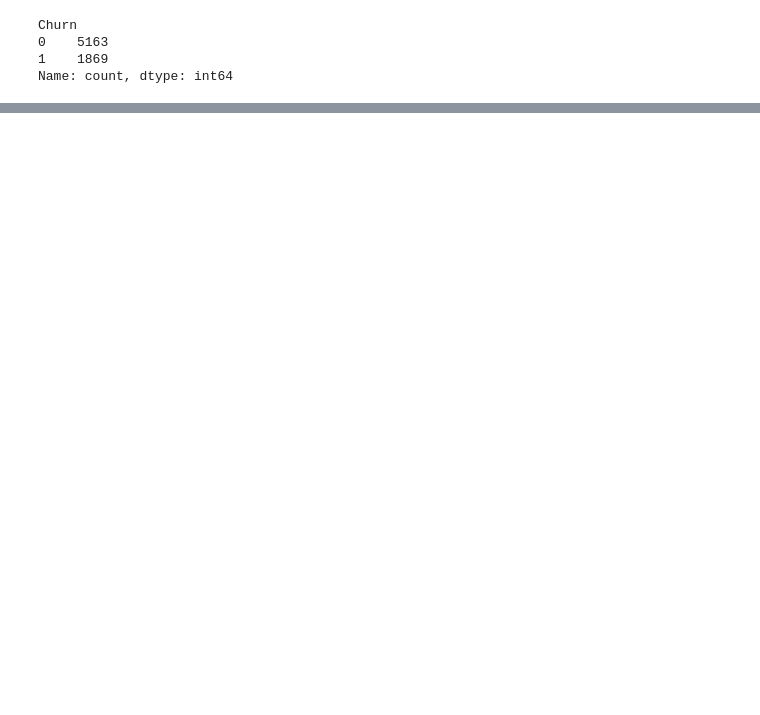
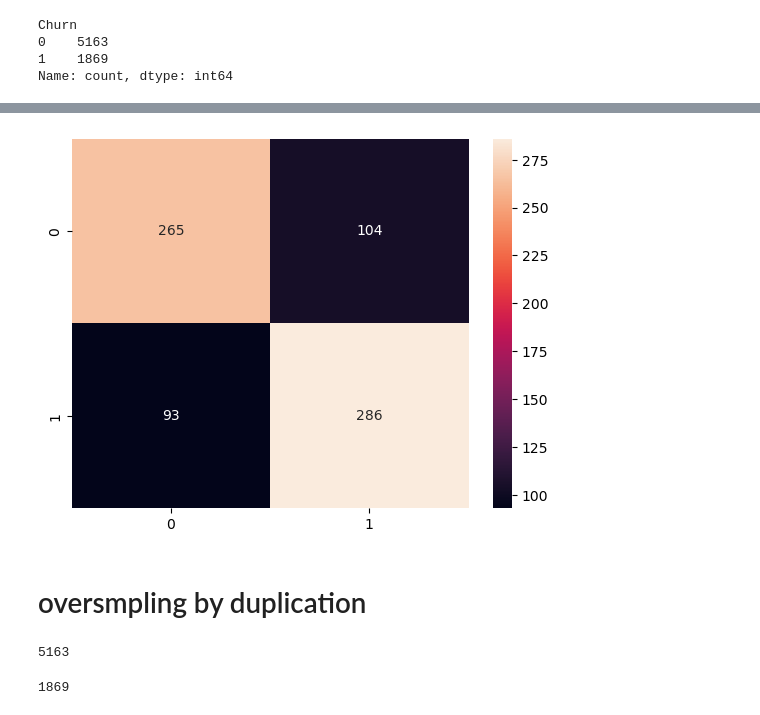
Before and after one commit to rupali99rakibe/Deep-learning, a Jupyter notebook: Customer_churn.ipynb, the cells around one changed output, grey strips where cells are left out. Cells and saved outputs as stored; diff of their text form; code cells hidden in the pictures; blank space fills up the shorter version.

```diff
--- a/Customer_churn.ipynb
+++ b/Customer_churn.ipynb
@@ -525,0 +615,2 @@ Name: count, dtype: int64
+# %%
+model.fit(X_train_min, y_train_min, epochs=10)
@@ -525,0 +644,2 @@ Name: count, dtype: int64
+# %%
+y_pred_min = model.predict(X_test_min)
@@ -525,0 +648,16 @@ Name: count, dtype: int64
+# %%
+pred_y_min = []
+for i in y_pred_min:
+    if i > 0.5:
+        pred_y_min.append(1)
+    else:
+        pred_y_min.append(0)
+# %%
+cm = tf.math.confusion_matrix(labels=y_test_min,predictions=pred_y_min)
+# %%
+sns.heatmap(cm,annot=True,fmt='d')
+plt.show()
+# %% [output]
+[figure, added]
+# %% [markdown]
+#  oversmpling by duplication
@@ -525,0 +666,8 @@ Name: count, dtype: int64
+# %%
+sum1
+# %% [output]
+5163
+# %%
+sum0
+# %% [output]
+1869
```
Also changed, not shown: parts of 73 cells of this notebook.
